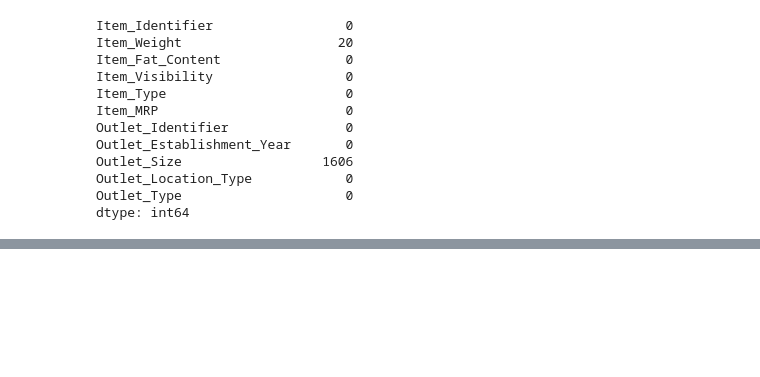
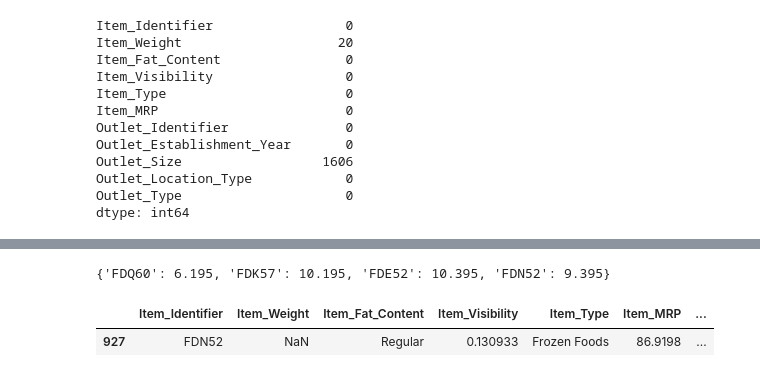
Before and after one commit to atanuc073/Applied-Ai-code, a Jupyter notebook: Big_Mart_Sales/big_mart_sales.ipynb, the cells around one changed output, grey strips where cells are left out. Cells and saved outputs as stored; diff of their text form; code cells hidden in the pictures; blank space fills up the shorter version.

```diff
--- a/Big_Mart_Sales/big_mart_sales.ipynb
+++ b/Big_Mart_Sales/big_mart_sales.ipynb
@@ -188,0 +228,9 @@ dtype: int64
+# %%
+dictionary1
+# %% [output]
+{'FDQ60': 6.195, 'FDK57': 10.195, 'FDE52': 10.395, 'FDN52': 9.395}
+# %%
+train_data[train_data["Item_Identifier"]=="FDN52"]
+# %% [output]
+|  | Item_Identifier | Item_Weight | Item_Fat_Content | Item_Visibility | Item_Type | Item_MRP | ... |
+| 927 | FDN52 | NaN | Regular | 0.130933 | Frozen Foods | 86.9198 | ... |
```
Also changed, not shown: parts of 19 cells of this notebook, 2 other files.
